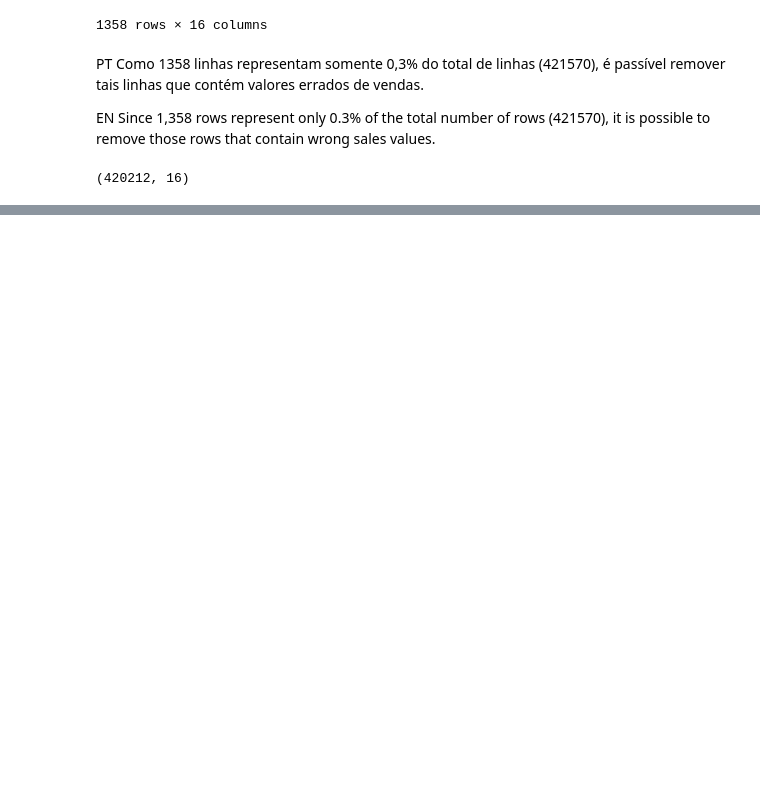
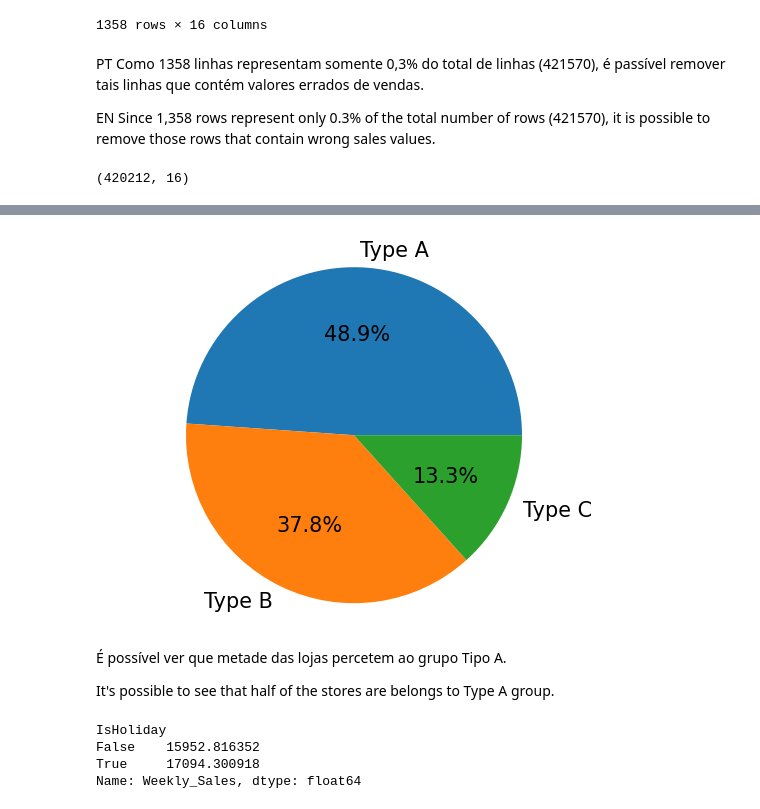
Before and after one commit to danielfernandesp/Analysis-and-Insights-1-for-Data-Science---Walmart-Sales-Forecast, a Jupyter notebook: Previsão de Vendas do Walmart.ipynb, the cells around one changed output, grey strips where cells are left out. Saved outputs shown, nothing was run; the diff lists cells and outputs as text; code cells hidden in the pictures; blank space fills up the shorter version.

```diff
--- a/Previsão de Vendas do Walmart.ipynb
+++ b/Previsão de Vendas do Walmart.ipynb
@@ -297,0 +365,21 @@ It is shown that for the graphs, Labor Day and Christmas do not increase weekly
+# %%
+# Plotando o percentual dos tipos de lojas
+# Ploting percentages of store types
+my_data = [48.88, 37.77 , 13.33 ]  #percentages
+my_labels = 'Type A','Type B', 'Type C' # labels
+plt.pie(my_data,labels=my_labels,autopct='%1.1f%%', textprops={'fontsize': 15}) #plot pie type and bigger the labels
+plt.axis('equal')
+mpl.rcParams.update({'font.size': 20}) #bigger percentage labels
+# %% [output]
+[figure, added]
+# %% [markdown]
+É possível ver que metade das lojas percetem ao grupo Tipo A.
+
+It's possible to see that half of the stores are belongs to Type A group.
+# %%
+df.groupby('IsHoliday')['Weekly_Sales'].mean()
+# %% [output]
+IsHoliday
+False    15952.816352
+True     17094.300918
+Name: Weekly_Sales, dtype: float64
```
Also changed, not shown: parts of 80 cells of this notebook.
